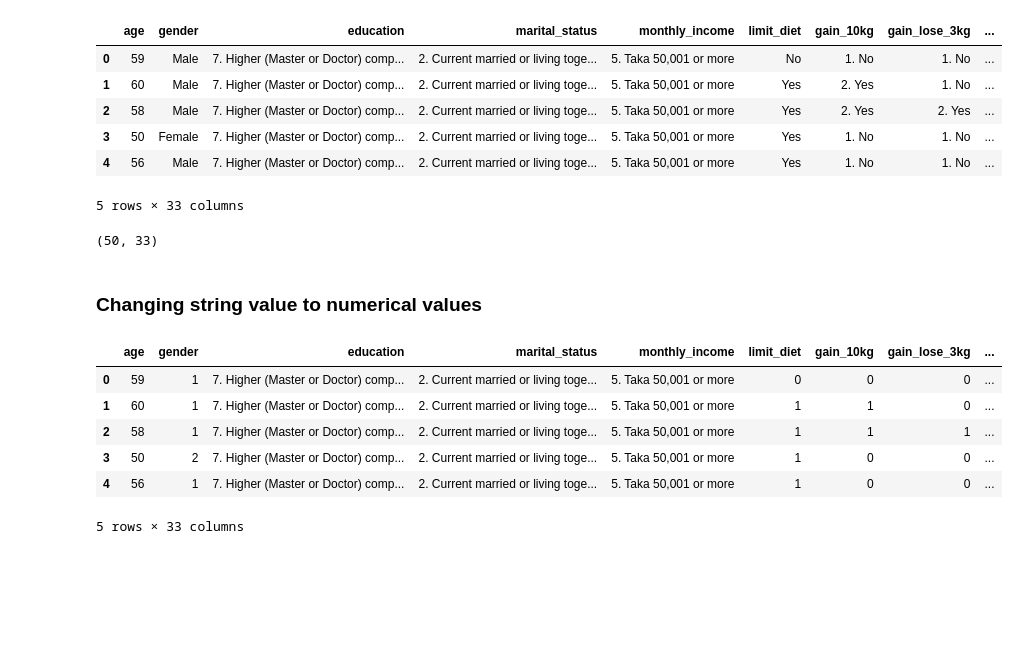
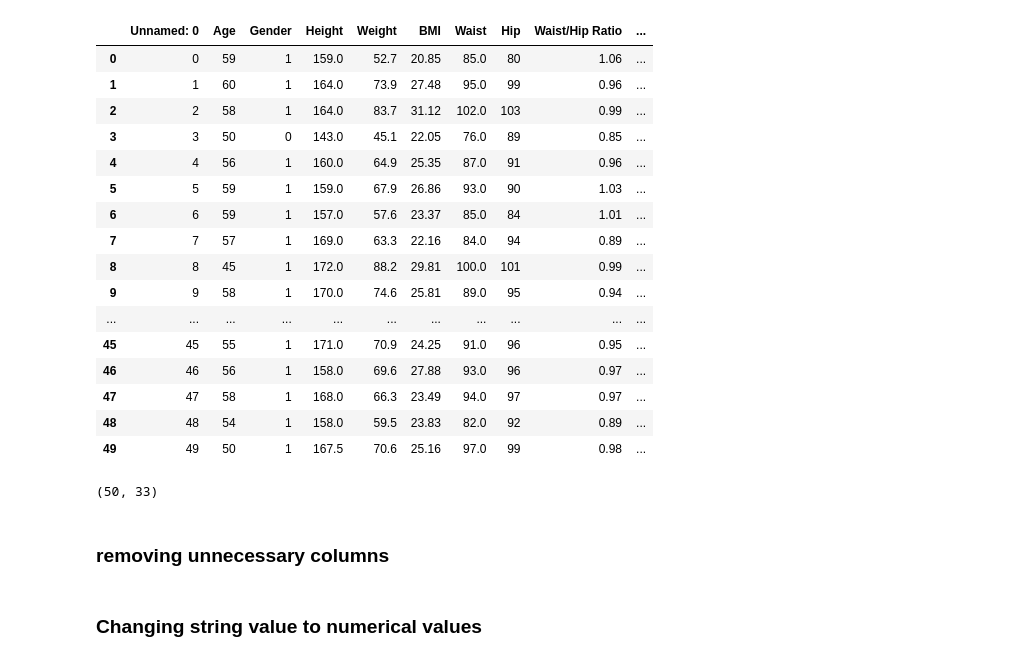
Before and after one commit to Rafeen/ML, a Jupyter notebook: PHC/Data Cleaning.ipynb, the cells around one changed output. Cells and saved outputs as stored; diff of their text form; code cells hidden in the pictures; blank space fills up the shorter version.

Commit message:
data cleaning done

```diff
--- a/PHC/Data Cleaning.ipynb
+++ b/PHC/Data Cleaning.ipynb
@@ -6,18 +6,30 @@ from sklearn.model_selection import train_test_split
 from sklearn import metrics
 import pandas as pd
 # %%
-df = pd.read_csv('dataset/raw_data.csv')
+df = pd.read_csv('dataset/clean_sample_data.csv')
 # %%
-df.head()
+df.head(50)
 # %% [output]
-|  | age | gender | education | marital_status | monthly_income | limit_diet | gain_10kg | gain_lose_3kg | ... |
-| 0 | 59 | Male | 7. Higher (Master or Doctor) comp... | 2. Current married or living toge... | 5. Taka 50,001 or more | No | 1. No | 1. No | ... |
-| 1 | 60 | Male | 7. Higher (Master or Doctor) comp... | 2. Current married or living toge... | 5. Taka 50,001 or more | Yes | 2. Yes | 1. No | ... |
-| 2 | 58 | Male | 7. Higher (Master or Doctor) comp... | 2. Current married or living toge... | 5. Taka 50,001 or more | Yes | 2. Yes | 2. Yes | ... |
-| 3 | 50 | Female | 7. Higher (Master or Doctor) comp... | 2. Current married or living toge... | 5. Taka 50,001 or more | Yes | 1. No | 1. No | ... |
-| 4 | 56 | Male | 7. Higher (Master or Doctor) comp... | 2. Current married or living toge... | 5. Taka 50,001 or more | Yes | 1. No | 1. No | ... |
+|  | Unnamed: 0 | Age | Gender | Height | Weight | BMI | Waist | Hip | Waist/Hip Ratio | ... |
+| 0 | 0 | 59 | 1 | 159.0 | 52.7 | 20.85 | 85.0 | 80 | 1.06 | ... |
+| 1 | 1 | 60 | 1 | 164.0 | 73.9 | 27.48 | 95.0 | 99 | 0.96 | ... |
+| 2 | 2 | 58 | 1 | 164.0 | 83.7 | 31.12 | 102.0 | 103 | 0.99 | ... |
+| 3 | 3 | 50 | 0 | 143.0 | 45.1 | 22.05 | 76.0 | 89 | 0.85 | ... |
+| 4 | 4 | 56 | 1 | 160.0 | 64.9 | 25.35 | 87.0 | 91 | 0.96 | ... |
+| 5 | 5 | 59 | 1 | 159.0 | 67.9 | 26.86 | 93.0 | 90 | 1.03 | ... |
+| 6 | 6 | 59 | 1 | 157.0 | 57.6 | 23.37 | 85.0 | 84 | 1.01 | ... |
+| 7 | 7 | 57 | 1 | 169.0 | 63.3 | 22.16 | 84.0 | 94 | 0.89 | ... |
+| 8 | 8 | 45 | 1 | 172.0 | 88.2 | 29.81 | 100.0 | 101 | 0.99 | ... |
+| 9 | 9 | 58 | 1 | 170.0 | 74.6 | 25.81 | 89.0 | 95 | 0.94 | ... |
+| ... | ... | ... | ... | ... | ... | ... | ... | ... | ... | ... |
+| 45 | 45 | 55 | 1 | 171.0 | 70.9 | 24.25 | 91.0 | 96 | 0.95 | ... |
+| 46 | 46 | 56 | 1 | 158.0 | 69.6 | 27.88 | 93.0 | 96 | 0.97 | ... |
+| 47 | 47 | 58 | 1 | 168.0 | 66.3 | 23.49 | 94.0 | 97 | 0.97 | ... |
+| 48 | 48 | 54 | 1 | 158.0 | 59.5 | 23.83 | 82.0 | 92 | 0.89 | ... |
+| 49 | 49 | 50 | 1 | 167.5 | 70.6 | 25.16 | 97.0 | 99 | 0.98 | ... |
-5 rows × 33 columns
 # %%
 df.shape
 # %% [output]
 (50, 33)
+# %% [markdown]
+### removing unnecessary columns
@@ -30,10 +39,0 @@ df.replace({'-': 0, '+': 1}, inplace=True)
-# %%
-df.head(5)
-# %% [output]
-|  | age | gender | education | marital_status | monthly_income | limit_diet | gain_10kg | gain_lose_3kg | ... |
-| 0 | 59 | 1 | 7. Higher (Master or Doctor) comp... | 2. Current married or living toge... | 5. Taka 50,001 or more | 0 | 0 | 0 | ... |
-| 1 | 60 | 1 | 7. Higher (Master or Doctor) comp... | 2. Current married or living toge... | 5. Taka 50,001 or more | 1 | 1 | 0 | ... |
-| 2 | 58 | 1 | 7. Higher (Master or Doctor) comp... | 2. Current married or living toge... | 5. Taka 50,001 or more | 1 | 1 | 1 | ... |
-| 3 | 50 | 2 | 7. Higher (Master or Doctor) comp... | 2. Current married or living toge... | 5. Taka 50,001 or more | 1 | 0 | 0 | ... |
-| 4 | 56 | 1 | 7. Higher (Master or Doctor) comp... | 2. Current married or living toge... | 5. Taka 50,001 or more | 1 | 0 | 0 | ... |
-5 rows × 33 columns
```
Also changed, not shown: parts of 7 cells of this notebook, 2 other files.
